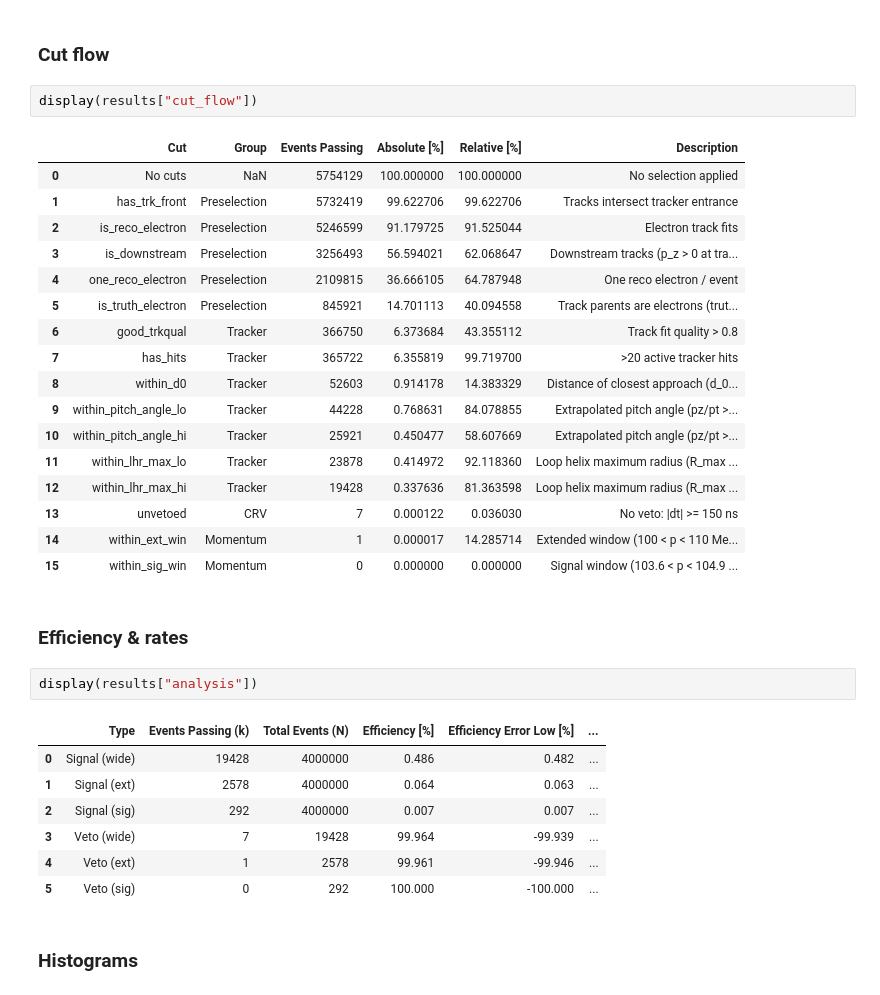
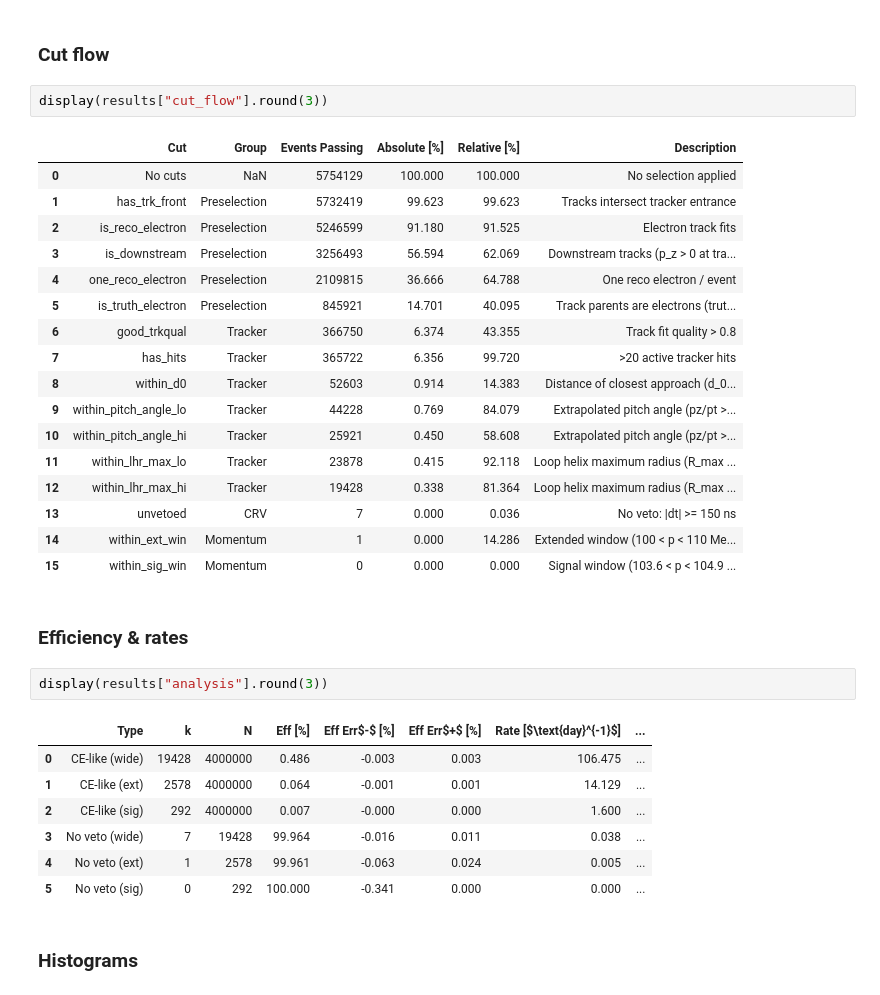
Before and after one commit to sam-grant/mu2e-cosmic, a Jupyter notebook: notebooks/ana/alpha/alpha_CRY_offspill-LH_as.ipynb, the cells around one changed output. Drawn from its saved outputs; the diff is of its cells as text.

Commit message:
Fixed rate analysis

```diff
--- a/notebooks/ana/alpha/alpha_CRY_offspill-LH_as.ipynb
+++ b/notebooks/ana/alpha/alpha_CRY_offspill-LH_as.ipynb
@@ -39,37 +49,37 @@ results_from_persistent = loader.load_all() # Persistent backup
 # %% [markdown]
 ### Cut flow
 # %%
-display(results["cut_flow"])
+display(results["cut_flow"].round(3))
 # %% [output]
 |  | Cut | Group | Events Passing | Absolute [%] | Relative [%] | Description |
-| 0 | No cuts | NaN | 5754129 | 100.000000 | 100.000000 | No selection applied |
-| 1 | has_trk_front | Preselection | 5732419 | 99.622706 | 99.622706 | Tracks intersect tracker entrance |
-| 2 | is_reco_electron | Preselection | 5246599 | 91.179725 | 91.525044 | Electron track fits |
-| 3 | is_downstream | Preselection | 3256493 | 56.594021 | 62.068647 | Downstream tracks (p_z > 0 at tra... |
-| 4 | one_reco_electron | Preselection | 2109815 | 36.666105 | 64.787948 | One reco electron / event |
-| 5 | is_truth_electron | Preselection | 845921 | 14.701113 | 40.094558 | Track parents are electrons (trut... |
-| 6 | good_trkqual | Tracker | 366750 | 6.373684 | 43.355112 | Track fit quality > 0.8 |
-| 7 | has_hits | Tracker | 365722 | 6.355819 | 99.719700 | >20 active tracker hits |
-| 8 | within_d0 | Tracker | 52603 | 0.914178 | 14.383329 | Distance of closest approach (d_0... |
-| 9 | within_pitch_angle_lo | Tracker | 44228 | 0.768631 | 84.078855 | Extrapolated pitch angle (pz/pt >... |
-| 10 | within_pitch_angle_hi | Tracker | 25921 | 0.450477 | 58.607669 | Extrapolated pitch angle (pz/pt >... |
-| 11 | within_lhr_max_lo | Tracker | 23878 | 0.414972 | 92.118360 | Loop helix maximum radius (R_max ... |
-| 12 | within_lhr_max_hi | Tracker | 19428 | 0.337636 | 81.363598 | Loop helix maximum radius (R_max ... |
-| 13 | unvetoed | CRV | 7 | 0.000122 | 0.036030 | No veto: |dt| >= 150 ns |
-| 14 | within_ext_win | Momentum | 1 | 0.000017 | 14.285714 | Extended window (100 < p < 110 Me... |
-| 15 | within_sig_win | Momentum | 0 | 0.000000 | 0.000000 | Signal window (103.6 < p < 104.9 ... |
+| 0 | No cuts | NaN | 5754129 | 100.000 | 100.000 | No selection applied |
+| 1 | has_trk_front | Preselection | 5732419 | 99.623 | 99.623 | Tracks intersect tracker entrance |
+| 2 | is_reco_electron | Preselection | 5246599 | 91.180 | 91.525 | Electron track fits |
+| 3 | is_downstream | Preselection | 3256493 | 56.594 | 62.069 | Downstream tracks (p_z > 0 at tra... |
+| 4 | one_reco_electron | Preselection | 2109815 | 36.666 | 64.788 | One reco electron / event |
+| 5 | is_truth_electron | Preselection | 845921 | 14.701 | 40.095 | Track parents are electrons (trut... |
+| 6 | good_trkqual | Tracker | 366750 | 6.374 | 43.355 | Track fit quality > 0.8 |
+| 7 | has_hits | Tracker | 365722 | 6.356 | 99.720 | >20 active tracker hits |
+| 8 | within_d0 | Tracker | 52603 | 0.914 | 14.383 | Distance of closest approach (d_0... |
+| 9 | within_pitch_angle_lo | Tracker | 44228 | 0.769 | 84.079 | Extrapolated pitch angle (pz/pt >... |
+| 10 | within_pitch_angle_hi | Tracker | 25921 | 0.450 | 58.608 | Extrapolated pitch angle (pz/pt >... |
+| 11 | within_lhr_max_lo | Tracker | 23878 | 0.415 | 92.118 | Loop helix maximum radius (R_max ... |
+| 12 | within_lhr_max_hi | Tracker | 19428 | 0.338 | 81.364 | Loop helix maximum radius (R_max ... |
+| 13 | unvetoed | CRV | 7 | 0.000 | 0.036 | No veto: |dt| >= 150 ns |
+| 14 | within_ext_win | Momentum | 1 | 0.000 | 14.286 | Extended window (100 < p < 110 Me... |
+| 15 | within_sig_win | Momentum | 0 | 0.000 | 0.000 | Signal window (103.6 < p < 104.9 ... |
 # %% [markdown]
 ### Efficiency & rates
 # %%
-display(results["analysis"])
+display(results["analysis"].round(3))
 # %% [output]
-|  | Type | Events Passing (k) | Total Events (N) | Efficiency [%] | Efficiency Error Low [%] | ... |
-| 0 | Signal (wide) | 19428 | 4000000 | 0.486 | 0.482 | ... |
-| 1 | Signal (ext) | 2578 | 4000000 | 0.064 | 0.063 | ... |
-| 2 | Signal (sig) | 292 | 4000000 | 0.007 | 0.007 | ... |
-| 3 | Veto (wide) | 7 | 19428 | 99.964 | -99.939 | ... |
-| 4 | Veto (ext) | 1 | 2578 | 99.961 | -99.946 | ... |
-| 5 | Veto (sig) | 0 | 292 | 100.000 | -100.000 | ... |
+|  | Type | k | N | Eff [%] | Eff Err$-$ [%] | Eff Err$+$ [%] | Rate [$\text{day}^{-1}$] | ... |
+| 0 | CE-like (wide) | 19428 | 4000000 | 0.486 | -0.003 | 0.003 | 106.475 | ... |
+| 1 | CE-like (ext) | 2578 | 4000000 | 0.064 | -0.001 | 0.001 | 14.129 | ... |
+| 2 | CE-like (sig) | 292 | 4000000 | 0.007 | -0.000 | 0.000 | 1.600 | ... |
+| 3 | No veto (wide) | 7 | 19428 | 99.964 | -0.016 | 0.011 | 0.038 | ... |
+| 4 | No veto (ext) | 1 | 2578 | 99.961 | -0.063 | 0.024 | 0.005 | ... |
+| 5 | No veto (sig) | 0 | 292 | 100.000 | -0.341 | 0.000 | 0.000 | ... |
 # %% [markdown]
 ### Histograms
 # %%
```
Also changed, not shown: parts of 5 cells of this notebook, 5 other files.
